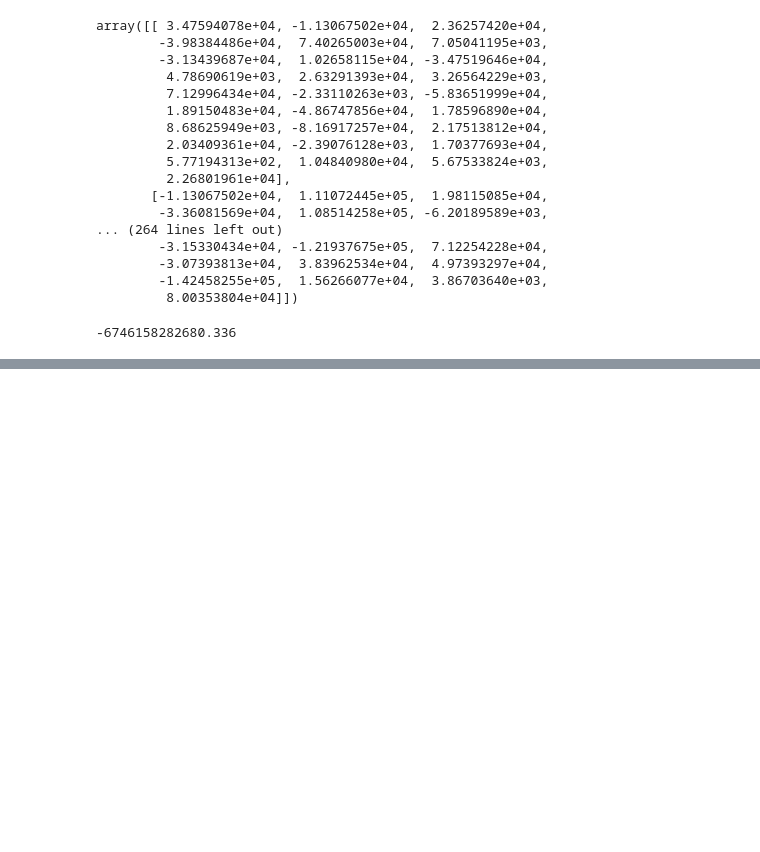
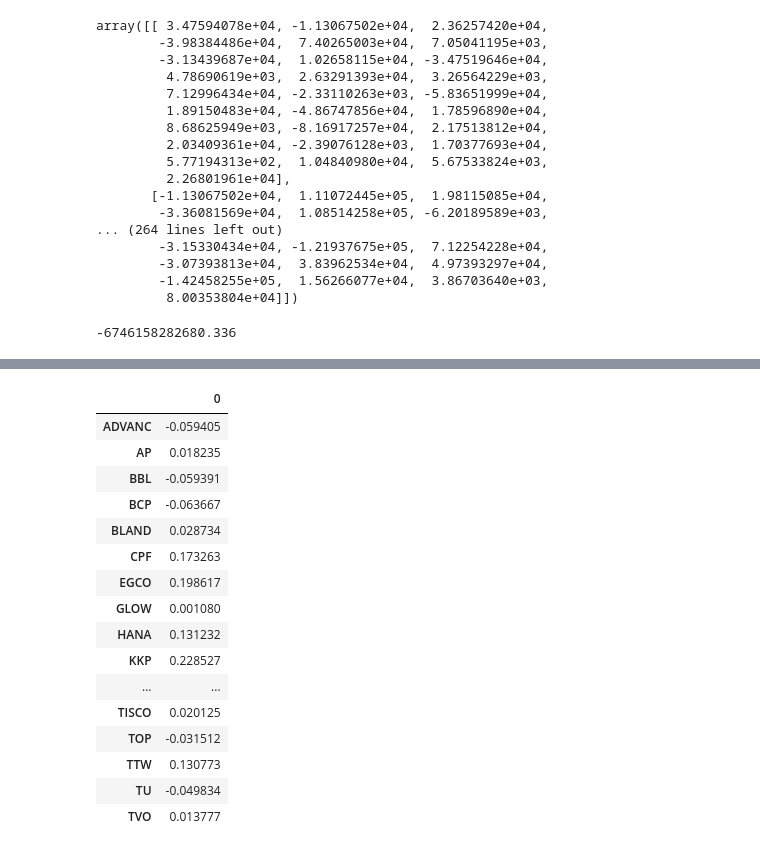
Before and after one commit to MartMong/Tleproject, a Jupyter notebook: Tle's Project_2.ipynb, the cells around one changed output, grey strips where cells are left out. Saved outputs shown, nothing was run; the diff lists cells and outputs as text; code cells hidden in the pictures; blank space fills up the shorter version.

```diff
--- a/Tle's Project_2.ipynb
+++ b/Tle's Project_2.ipynb
@@ -4,6 +4,7 @@ import numpy as np
 from numpy.linalg import inv
 # %%
 data = pd.read_excel("SETHD.xlsx")
+nameStock = list(data.iloc[:,0])
 dataDimension = data.shape
 # %%
 data=data.iloc[0:dataDimension[0],1:dataDimension[1]]
@@ -109,0 +105,20 @@ array([[nan, nan, nan, nan, nan, nan, nan, nan, nan, nan, nan, nan],
+# %%
+pd.DataFrame(result,nameStock)
+# %% [output]
+|  | 0 |
+| ADVANC | -0.059405 |
+| AP | 0.018235 |
+| BBL | -0.059391 |
+| BCP | -0.063667 |
+| BLAND | 0.028734 |
+| CPF | 0.173263 |
+| EGCO | 0.198617 |
+| GLOW | 0.001080 |
+| HANA | 0.131232 |
+| KKP | 0.228527 |
+| ... | ... |
+| TISCO | 0.020125 |
+| TOP | -0.031512 |
+| TTW | 0.130773 |
+| TU | -0.049834 |
+| TVO | 0.013777 |
```
Also changed, not shown: parts of 3 cells of this notebook.
